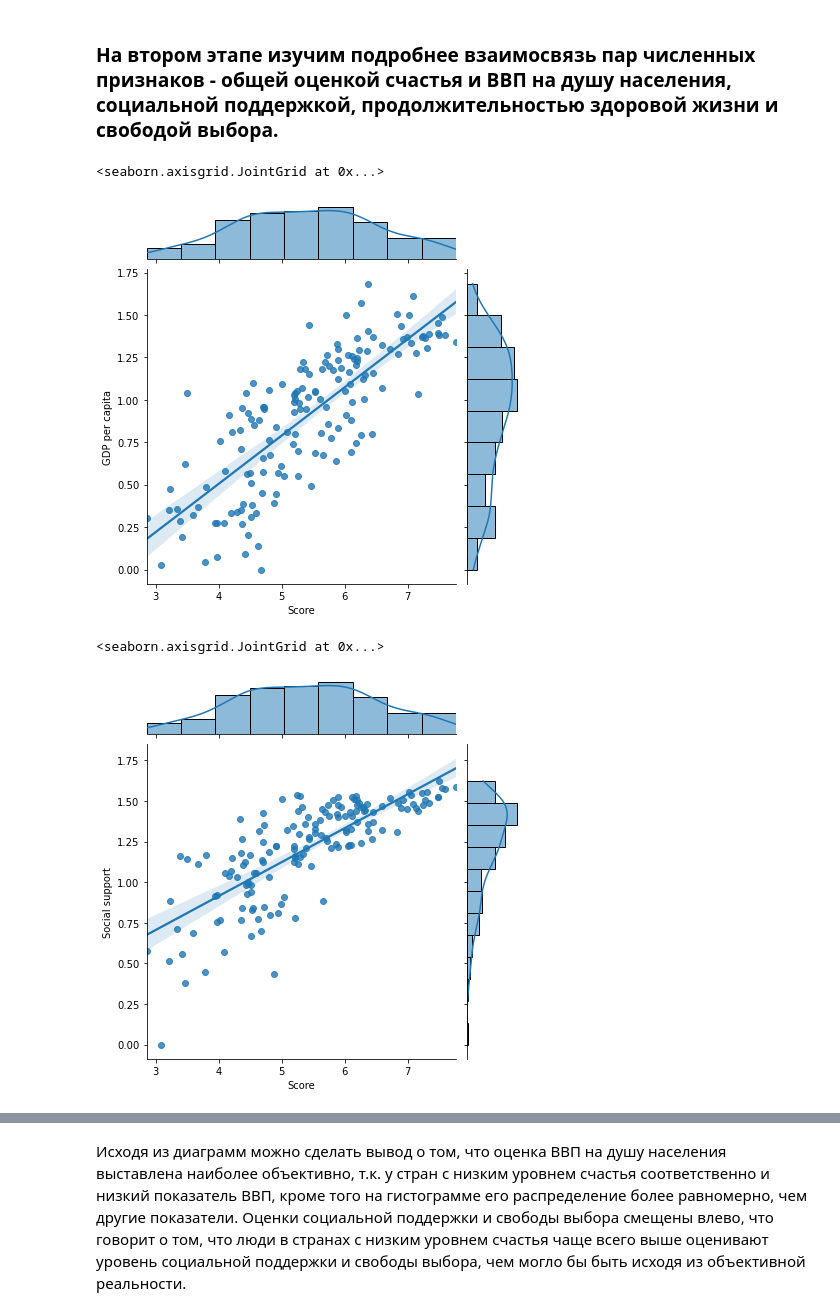
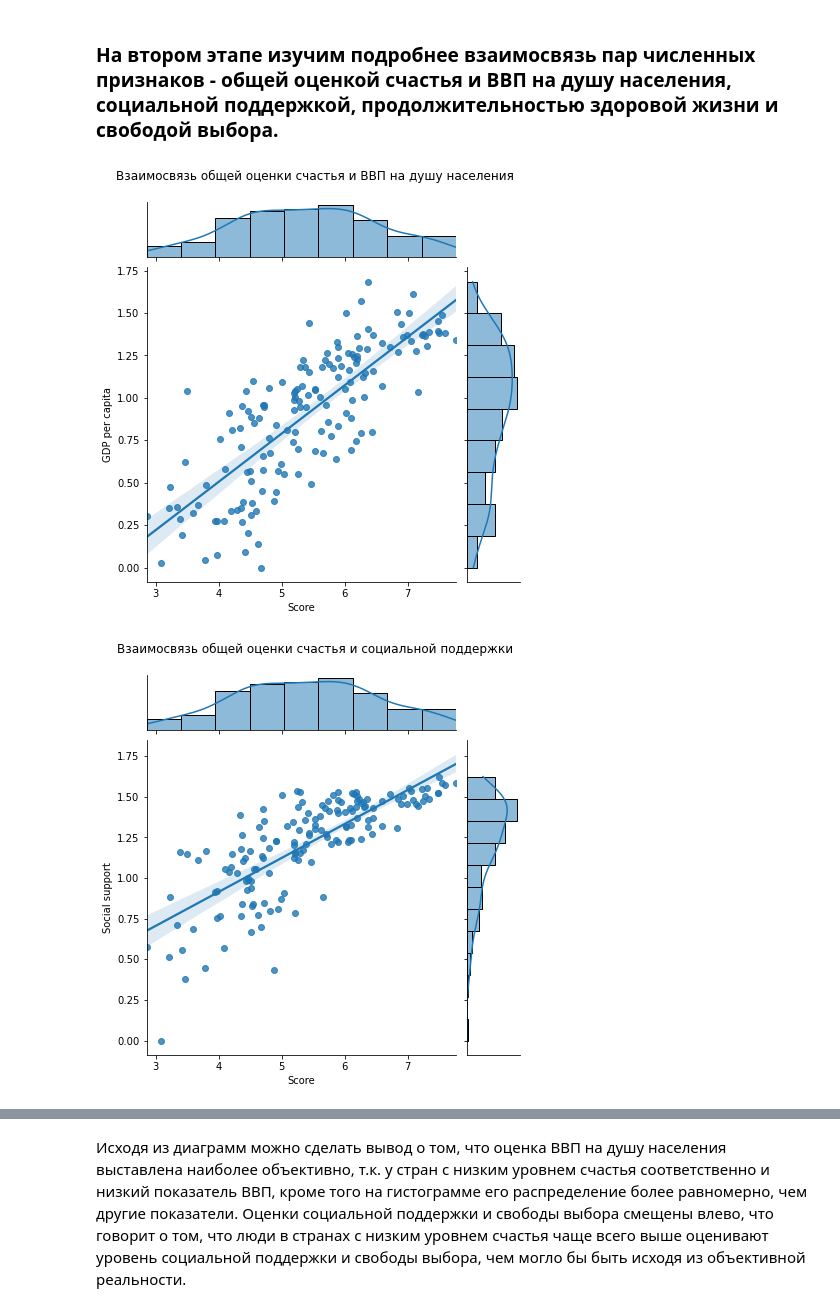
Before and after one commit to ConveroMursa/pyda_homeworks, a Jupyter notebook: visualization/visualization.ipynb, the cells around one changed output, grey strips where cells are left out. Cells and saved outputs as stored; diff of their text form; code cells hidden in the pictures.

```diff
--- a/visualization/visualization.ipynb
+++ b/visualization/visualization.ipynb
@@ -88,13 +88,15 @@ sns.pairplot(df_19[['Score', 'Generosity', 'Perceptions of corruption']])
 ### На втором этапе изучим подробнее взаимосвязь пар численных признаков - общей оценкой счастья и ВВП на душу населения, социальной поддержкой, продолжительностью здоровой жизни и свободой выбора.
 # %%
 sns.jointplot(x='Score', y='GDP per capita', data=df_19, kind='reg')
+plt.suptitle("Взаимосвязь общей оценки счастья и ВВП на душу населения", y=1.05)
+sns.despine()
 # %% [output]
-<seaborn.axisgrid.JointGrid at 0x...>
-[figure, old version]
+[figure, new version]
 # %%
 sns.jointplot(x='Score', y='Social support', data=df_19, kind='reg')
+plt.suptitle("Взаимосвязь общей оценки счастья и социальной поддержки", y=1.05)
+sns.despine()
 # %% [output]
-<seaborn.axisgrid.JointGrid at 0x...>
-[figure, old version]
+[figure, new version]
 # %%
 sns.jointplot(x='Score', y='Healthy life expectancy', data=df_19, kind='reg')
```
Also changed, not shown: parts of 10 cells of this notebook.
